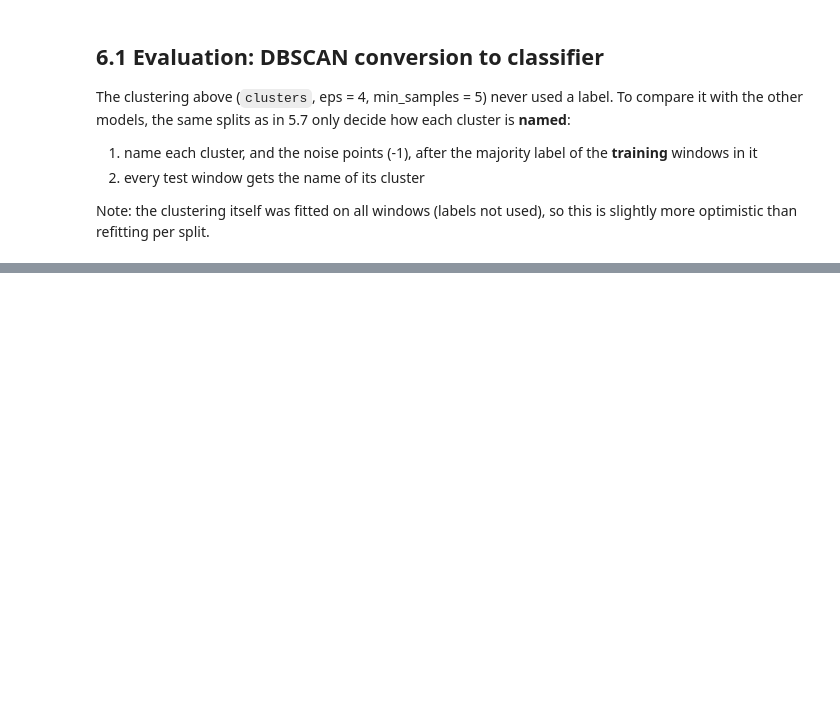
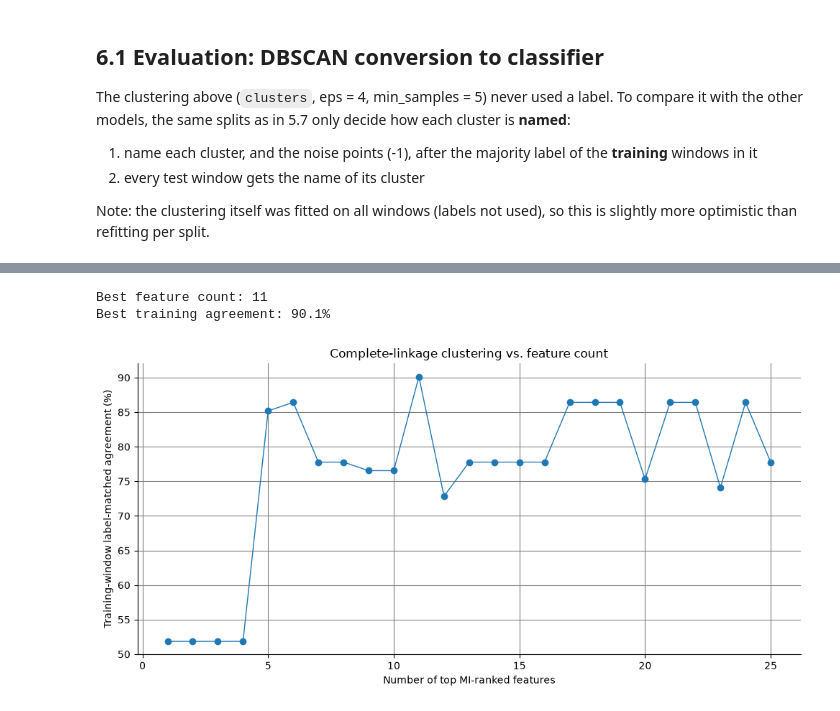
Before and after one commit to kostasparma/Machine_Learning_for_rides, a Jupyter notebook: group19.ipynb, the cells around one changed output, grey strips where cells are left out. Saved outputs shown, nothing was run; the diff lists cells and outputs as text; code cells hidden in the pictures; blank space fills up the shorter version.

```diff
--- a/group19.ipynb
+++ b/group19.ipynb
@@ -2463,0 +3823,46 @@ saved to D:\2-Courses\5ARE0-Project\Machine_Learning_for_rides\artifacts\results
+# %%
+feature_counts = range(1, len(top_k_features) + 1)
+clustering_accuracies = []
+
+for k in feature_counts:
+    selected_columns = top_k_features[:k]
+
+    Z_k, clusters_k, threshold_k = perform_clustering(
+        X_train_scaled[selected_columns],
+        method="complete"
+    )
+
+    # Match the two cluster IDs to the two encoded classes.
+    accuracy_original = np.mean(clusters_k == y_train_encoded)
+    accuracy_swapped = np.mean((1 - clusters_k) == y_train_encoded)
+
+    clustering_accuracies.append(
+        max(accuracy_original, accuracy_swapped)
+    )
+
+# Select the smallest feature count achieving the highest score.
+best_index = int(np.argmax(clustering_accuracies))
+best_k_clustering = list(feature_counts)[best_index]
+
+print(f"Best feature count: {best_k_clustering}")
+print(
+    f"Best training agreement: "
+    f"{clustering_accuracies[best_index]:.1%}"
+)
+
+plt.figure(figsize=(10, 5))
+plt.plot(
+    list(feature_counts),
+    np.array(clustering_accuracies) * 100,
+    marker="o"
+)
+plt.xlabel("Number of top MI-ranked features")
+plt.ylabel("Training-window label-matched agreement (%)")
+plt.title("Complete-linkage clustering vs. feature count")
+plt.grid(True)
+plt.tight_layout()
+plt.show()
+# %% [output]
+Best feature count: 11
+Best training agreement: 90.1%
+[figure, added]
```
Also changed, not shown: parts of 65 cells of this notebook.
